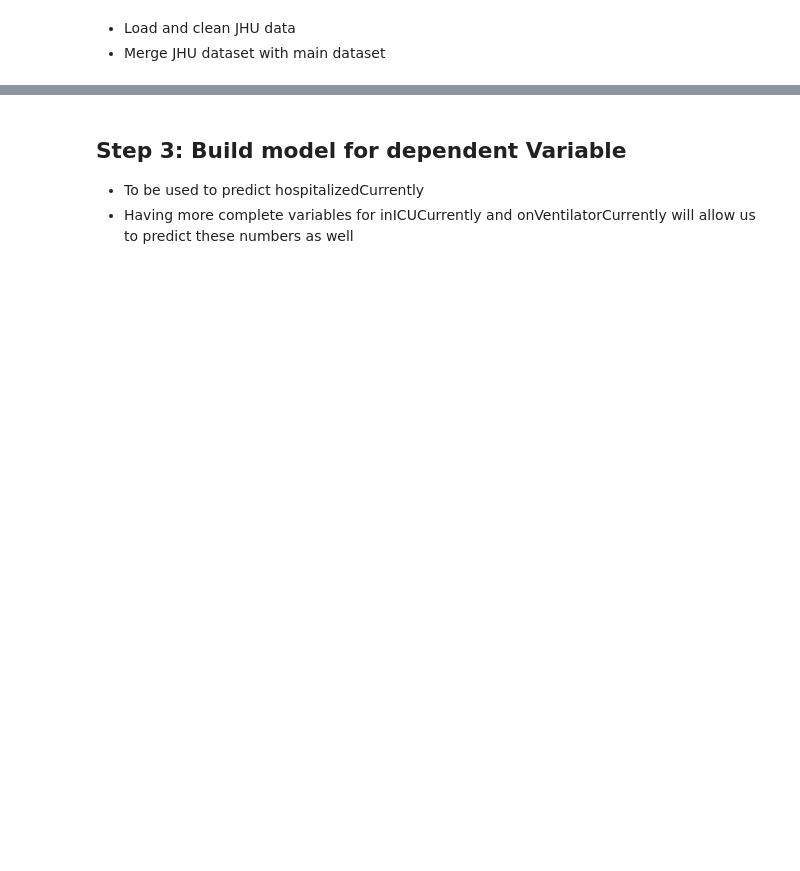
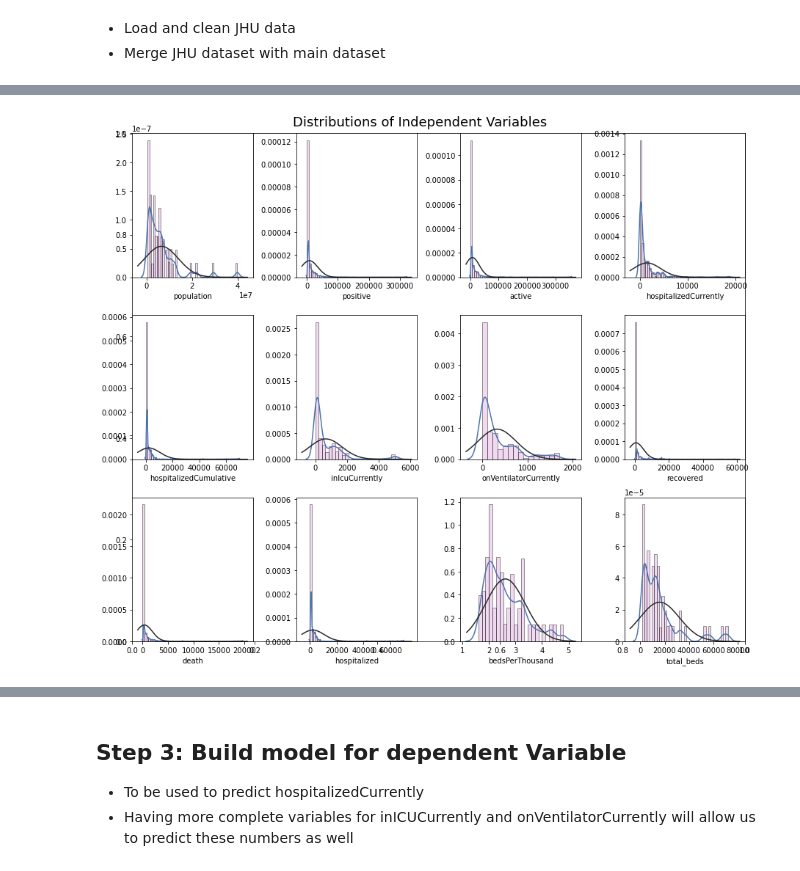
Before and after one commit to neilmizzi/COVID19, a Jupyter notebook: main.ipynb, the cells around one changed output, grey strips where cells are left out. Drawn from its saved outputs; the diff is of its cells as text; code cells hidden in the pictures; blank space fills up the shorter version.

```diff
--- a/main.ipynb
+++ b/main.ipynb
@@ -367,0 +460,12 @@ all_cases.to_csv('all_cases.csv')
+# %%
+# Plotting histograms to gain insight of the distribution shape, skewness and scale
+fig, ax = plt.subplots(figsize = (13, 11))
+for i, col in enumerate(plot_df.columns):
+    ax=fig.add_subplot(3, 4, i+1)
+    sns.distplot(plot_df[col], fit=norm, hist_kws=dict(color='plum', edgecolor="k", linewidth=1), ax=ax)
+    #plt.legend() TODO add labels
+    plt.suptitle('Distributions of Independent Variables', fontsize=18)
+plt.tight_layout()
+fig.subplots_adjust(top=0.95)
+# %% [output]
+[figure, added]
```
Also changed, not shown: parts of 39 cells of this notebook.
